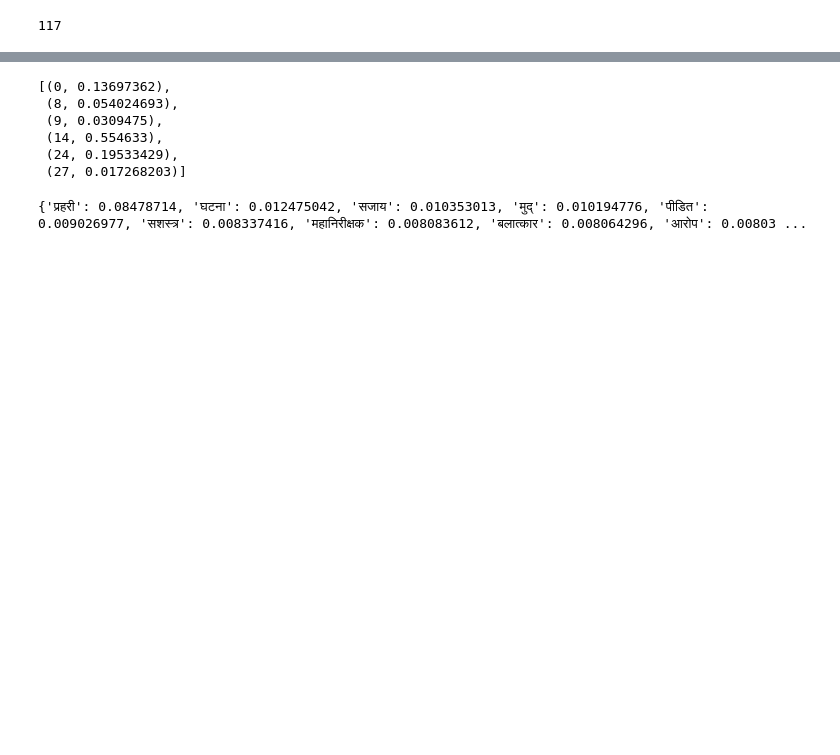
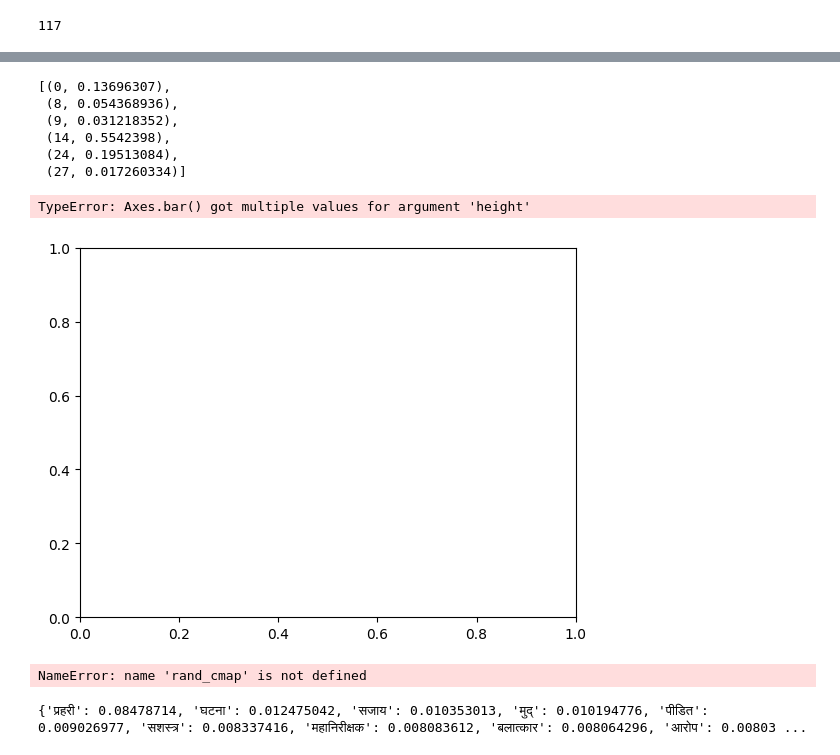
Before and after one commit to adh-aashish/topic_modeling, a Jupyter notebook: notebook/lda_political_news.ipynb, the cells around one changed output, grey strips where cells are left out. Cells and saved outputs as stored; diff of their text form; code cells hidden in the pictures; blank space fills up the shorter version.

Commit message:
did work on word-cloud, charts

```diff
--- a/notebook/lda_political_news.ipynb
+++ b/notebook/lda_political_news.ipynb
@@ -671,12 +668,38 @@ Score: 0.01726108230650425       Topic: 0.039*"कर्मचारी" + 0.029
 # %%
-lda_model[bow_vector]
+topic_distribution = lda_model[bow_vector]
+topic_distribution
 # %% [output]
-[(0, 0.13697362),
- (8, 0.054024693),
- (9, 0.0309475),
- (14, 0.554633),
- (24, 0.19533429),
- (27, 0.017268203)]
+[(0, 0.13696307),
+ (8, 0.054368936),
+ (9, 0.031218352),
+ (14, 0.5542398),
+ (24, 0.19513084),
+ (27, 0.017260334)]
+# %%
+import matplotlib.pyplot as plt
+import numpy as np
+
+fig, ax = plt.subplots()
+
+topics =['Topic-'+str(idx) for idx,score in topic_distribution ]
+score = [score * 100 for idx,score in topic_distribution]
+num_bars = len(topic_distribution)
+random_colors = [np.random.rand(3,) for _ in range(num_bars)]
+
+ax.bar(topics, score,color=random_colors)
+
+ax.set_ylabel('Topic percentage in Document')
+ax.set_title('Constituent percentage of topics in a Document')
+ax.legend(title='Percentage')
+
+plt.savefig('topics.png', bbox_inches='tight')
+# %% [output]
+TypeError: Axes.bar() got multiple values for argument 'height'
+[figure, added]
+# %%
+new_cmap = rand_cmap(100, type='bright', first_color_black=True, last_color_black=False, verbose=True)
+# %% [output]
+NameError: name 'rand_cmap' is not defined
 # %%
 x = dict(lda_model.show_topic(0,20))
 print(x)
```
Also changed, not shown: parts of 6 cells of this notebook, 6 other files.
